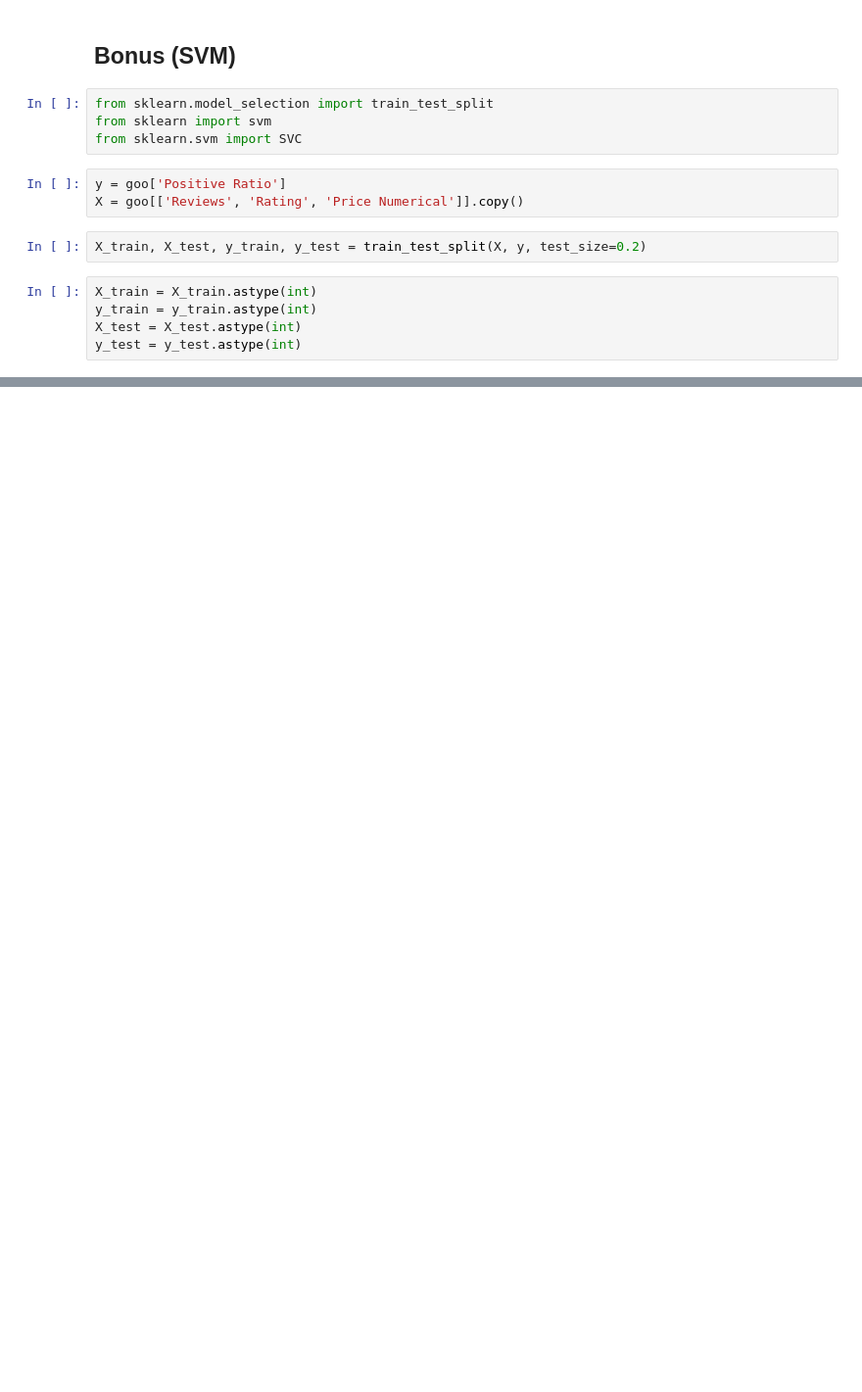
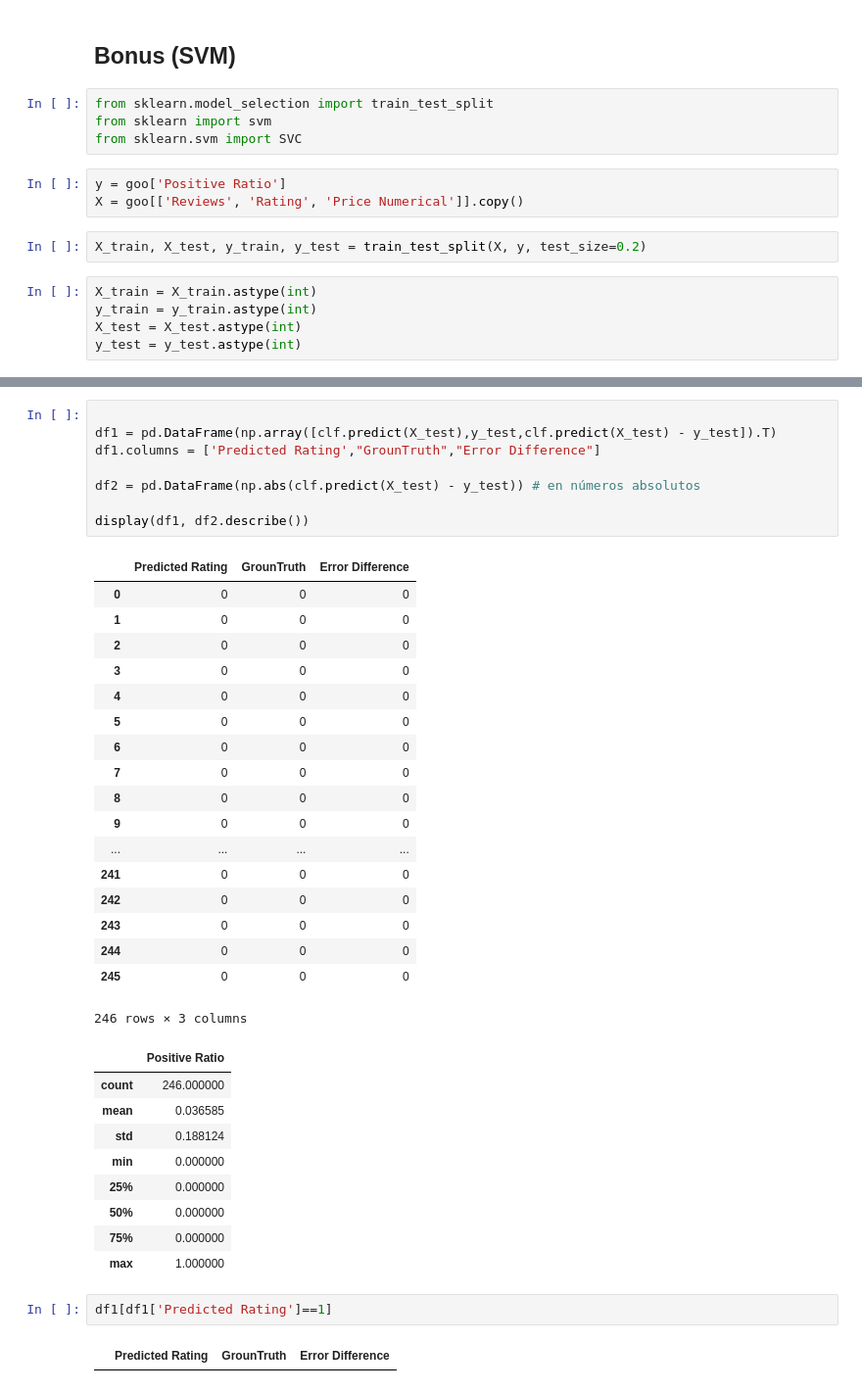
Before and after one commit to carlosmd14/datamad0119, a Jupyter notebook: module-3/lab-supervised-learning-feature-extraction/your-code/main.ipynb, the cells around one changed output, grey strips where cells are left out. Shown: that part at 98% size. Cells and saved outputs as stored; diff of their text form; blank space fills up the shorter version.

```diff
--- a/module-3/lab-supervised-learning-feature-extraction/your-code/main.ipynb
+++ b/module-3/lab-supervised-learning-feature-extraction/your-code/main.ipynb
@@ -596,0 +601,40 @@ clf.score(X_test, y_test)
+# %%
+
+df1 = pd.DataFrame(np.array([clf.predict(X_test),y_test,clf.predict(X_test) - y_test]).T)
+df1.columns = ['Predicted Rating',"GrounTruth","Error Difference"]
+
+df2 = pd.DataFrame(np.abs(clf.predict(X_test) - y_test)) # en números absolutos
+
+display(df1, df2.describe())
+# %% [output]
+|  | Predicted Rating | GrounTruth | Error Difference |
+| 0 | 0 | 0 | 0 |
+| 1 | 0 | 0 | 0 |
+| 2 | 0 | 0 | 0 |
+| 3 | 0 | 0 | 0 |
+| 4 | 0 | 0 | 0 |
+| 5 | 0 | 0 | 0 |
+| 6 | 0 | 0 | 0 |
+| 7 | 0 | 0 | 0 |
+| 8 | 0 | 0 | 0 |
+| 9 | 0 | 0 | 0 |
+| ... | ... | ... | ... |
+| 241 | 0 | 0 | 0 |
+| 242 | 0 | 0 | 0 |
+| 243 | 0 | 0 | 0 |
+| 244 | 0 | 0 | 0 |
+| 245 | 0 | 0 | 0 |
+246 rows × 3 columns
+|  | Positive Ratio |
+| count | 246.000000 |
+| mean | 0.036585 |
+| std | 0.188124 |
+| min | 0.000000 |
+| 25% | 0.000000 |
+| 50% | 0.000000 |
+| 75% | 0.000000 |
+| max | 1.000000 |
+# %%
+df1[df1['Predicted Rating']==1]
+# %% [output]
+|  | Predicted Rating | GrounTruth | Error Difference |
```
Also changed, not shown: parts of 3 cells of this notebook.
